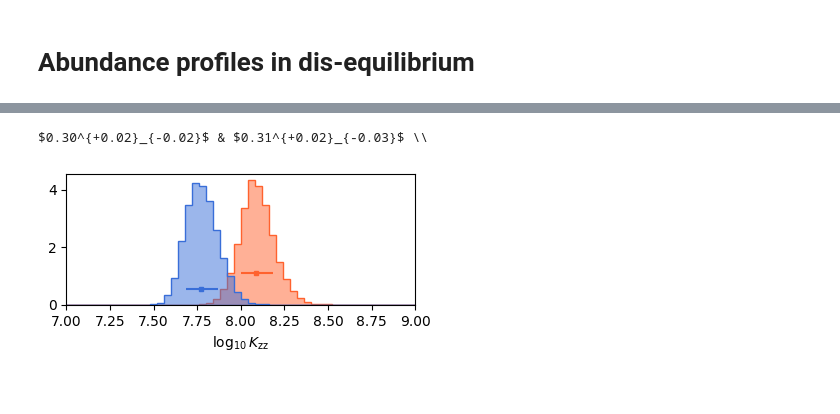
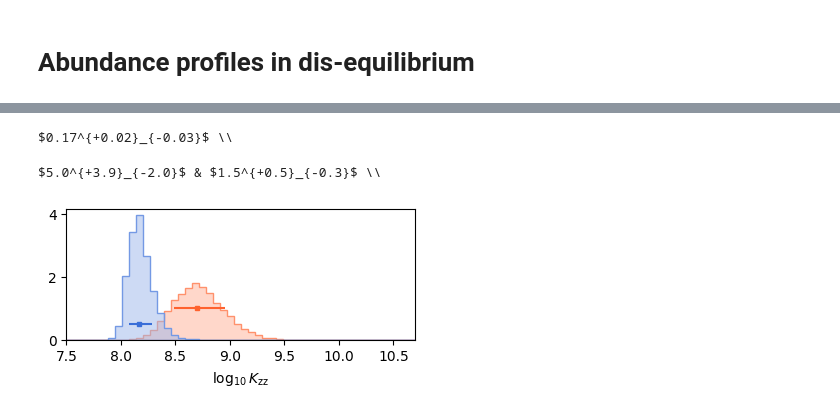
Before and after one commit to samderegt/retrieval_base, a Jupyter notebook: Luhman_16/figures/plot_K_band_chem_ratios.ipynb, the cells around one changed output, grey strips where cells are left out. Drawn from its saved outputs; the diff is of its cells as text; code cells hidden in the pictures.

```diff
--- a/Luhman_16/figures/plot_K_band_chem_ratios.ipynb
+++ b/Luhman_16/figures/plot_K_band_chem_ratios.ipynb
@@ -103,15 +114,15 @@ def get_chemical_ratios(Res, mean_along_axis=None, P=0.4):
     abs_abund['K/H'] = np.log10(VMR_K/VMR_H) - np.log10(solar['K']/solar['H'])
     abs_abund['Fe/H'] = np.log10(VMR_Fe/VMR_H) - np.log10(solar['Fe']/solar['H'])
 
-    abs_abund['(C+O)/H'] = (
-        np.log10((VMR_C+VMR_O)/VMR_H) - np.log10((solar['C']+solar['O'])/solar['H'])
-    )
-    abs_abund['M/H'] = (
-        np.log10((VMR_C+VMR_N+VMR_O+VMR_F+VMR_S+VMR_Na+VMR_K+VMR_Fe)/VMR_H) - \
-        np.log10((
-            solar['C']+solar['N']+solar['O']+solar['F']+solar['S']+solar['Na']+solar['K']+solar['Fe']
-            )/solar['H'])
-    )
+    # abs_abund['(C+O)/H'] = (
+    #     np.log10((VMR_C+VMR_O)/VMR_H) - np.log10((solar['C']+solar['O'])/solar['H'])
+    # )
+    # abs_abund['M/H'] = (
+    #     np.log10((VMR_C+VMR_N+VMR_O+VMR_F+VMR_S+VMR_Na+VMR_K+VMR_Fe)/VMR_H) - \
+    #     np.log10((
+    #         solar['C']+solar['N']+solar['O']+solar['F']+solar['S']+solar['Na']+solar['K']+solar['Fe']
+    #         )/solar['H'])
+    # )
 
     if mean_along_axis is not None:
 
@@ -160,4 +171,19 @@ chem_ratios_B, abs_abund_B = get_chemical_ratios(B, mean_along_axis=-1)
 
 chem_ratios_A_eq, abs_abund_A_eq = get_chemical_ratios(A_eq, mean_along_axis=-1)
 chem_ratios_B_eq, abs_abund_B_eq = get_chemical_ratios(B_eq, mean_along_axis=-1)
+
+def get_absolute_abundances_eqchem(Res, abs_abund={}):
+
+    for el_i in ['C', 'N', 'O', 'F', 'S']:
+        idx_free = Res.ParamTable.get(f'alpha_{el_i}', key='idx_free')
+        abs_abund[f'{el_i}/H'] = Res.posterior[:,idx_free]
+
+    CO = 10**(abs_abund.get('C/H')+8.46) / 10**(abs_abund.get('O/H')+8.69)
+    return abs_abund, CO
+
+chem_ratios_A_eq['C/O_mean'] = chem_ratios_A_eq['C/O'].copy()
+abs_abund_A_eq, chem_ratios_A_eq['C/O'] = get_absolute_abundances_eqchem(A_eq, abs_abund_A_eq)
+
+chem_ratios_B_eq['C/O_mean'] = chem_ratios_B_eq['C/O'].copy()
+abs_abund_B_eq, chem_ratios_B_eq['C/O'] = get_absolute_abundances_eqchem(B_eq, abs_abund_B_eq)
 # %% [output]
@@ -1191,19 +972,24 @@ plt.show()
 # %%
-result_utils.latex_format(np.log10(10**abs_abund_A['S/H']*log_g_norm_factor_A), np.log10(10**abs_abund_B['S/H']*log_g_norm_factor_B), decimals=2)
+result_utils.latex_format(
+    abs_abund_A['C/H']*log_g_norm_factor_A, q=result_utils.q[[-1,0]], decimals=2
+    )
 # %% [output]
-$0.30^{+0.02}_{-0.02}$ & $0.31^{+0.02}_{-0.03}$ \\
+$0.17^{+0.02}_{-0.03}$ \\
 # %%
 log_Kzz_A_eq = A_eq.posterior[:,A_eq.ParamTable.get('log_Kzz_chem', key='idx_free')]
 log_Kzz_B_eq = B_eq.posterior[:,B_eq.ParamTable.get('log_Kzz_chem', key='idx_free')]
 
-bins = 50; hist_range = [7.0,9.0]
+result_utils.latex_format(10**log_Kzz_A_eq/1e8, 10**log_Kzz_B_eq/1e8, decimals=1)
+
+bins = 50; hist_range = [7.50,10.70]
 fig, ax = plt.subplots(figsize=(4.5,1.7))
 ax.hist(log_Kzz_A_eq, label='A', bins=bins, range=hist_range, **hist_kwargs_A_eq)
 ax.hist(log_Kzz_B_eq, label='B', bins=bins, range=hist_range, **hist_kwargs_B_eq)
 # ax.hist(chem_ratios_A[key], label='A', bins=bins, range=hist_range, **hist_kwargs_A)
 plot_errorbar(ax, log_Kzz_A_eq, y=0.24, q=result_utils.q[[2,4]], color=color_A)
 plot_errorbar(ax, log_Kzz_B_eq, y=0.12, q=result_utils.q[[2,4]], color=color_B)
 ax.set(xlim=hist_range, xlabel=r'$\log_{10} K_\mathrm{zz}$')
 plt.show()
 # %% [output]
+$5.0^{+3.9}_{-2.0}$ & $1.5^{+0.5}_{-0.3}$ \\
-[figure, old version]
+[figure, new version]
```
Also changed, not shown: parts of 32 cells of this notebook, 6 other files.
